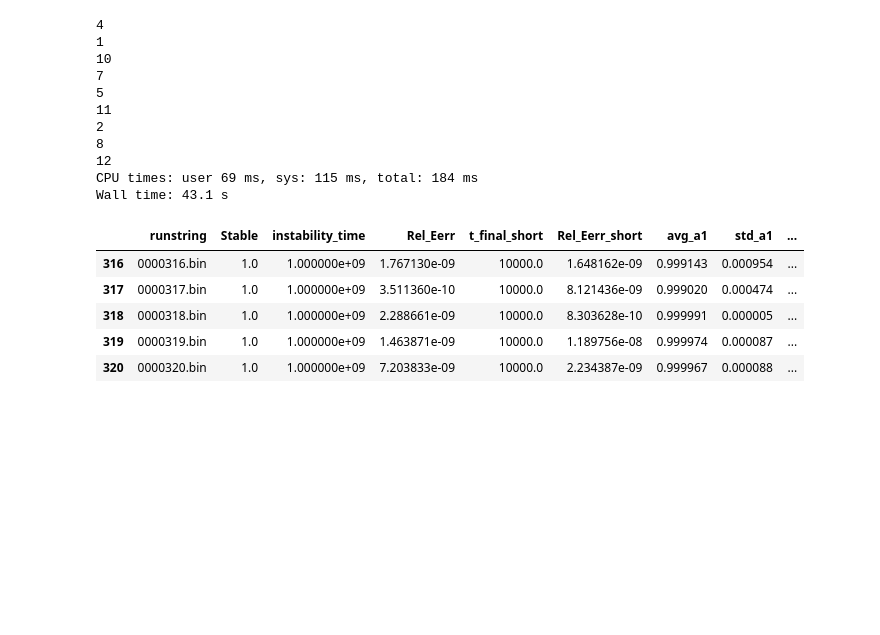
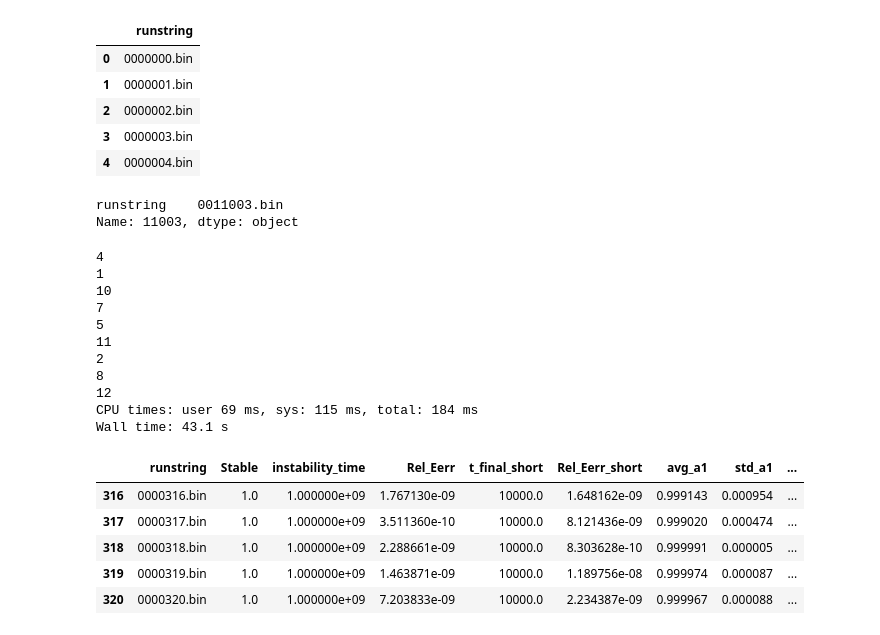
Before and after one commit to dtamayo/MLstability, a Jupyter notebook: generate_features/GenerateFeatures.ipynb, the cells around one changed output. Saved outputs shown, nothing was run; the diff lists cells and outputs as text; code cells hidden in the pictures; blank space fills up the shorter version.

```diff
--- a/generate_features/GenerateFeatures.ipynb
+++ b/generate_features/GenerateFeatures.ipynb
@@ -1,15 +1,28 @@
 # %%
 import pandas as pd
 import numpy as np
 import os
 import rebound
 from collections import OrderedDict
 
 path = '/scratch/dtamayo/'
 icpath = path +'random/initial_conditions/runs/ic'
 fcpath = path +'random/final_conditions/runs/fc'
 
 df = pd.read_csv(path+'random/random.csv', index_col=0)
+df.head()
+# %% [output]
+|  | runstring |
+| 0 | 0000000.bin |
+| 1 | 0000001.bin |
+| 2 | 0000002.bin |
+| 3 | 0000003.bin |
+| 4 | 0000004.bin |
+# %%
+df.loc[11003]
+# %% [output]
+runstring    0011003.bin
+Name: 11003, dtype: object
 # %%
 maxorbs = 1e4
 Nout = 100
```
Also changed, not shown: 3 other files.
